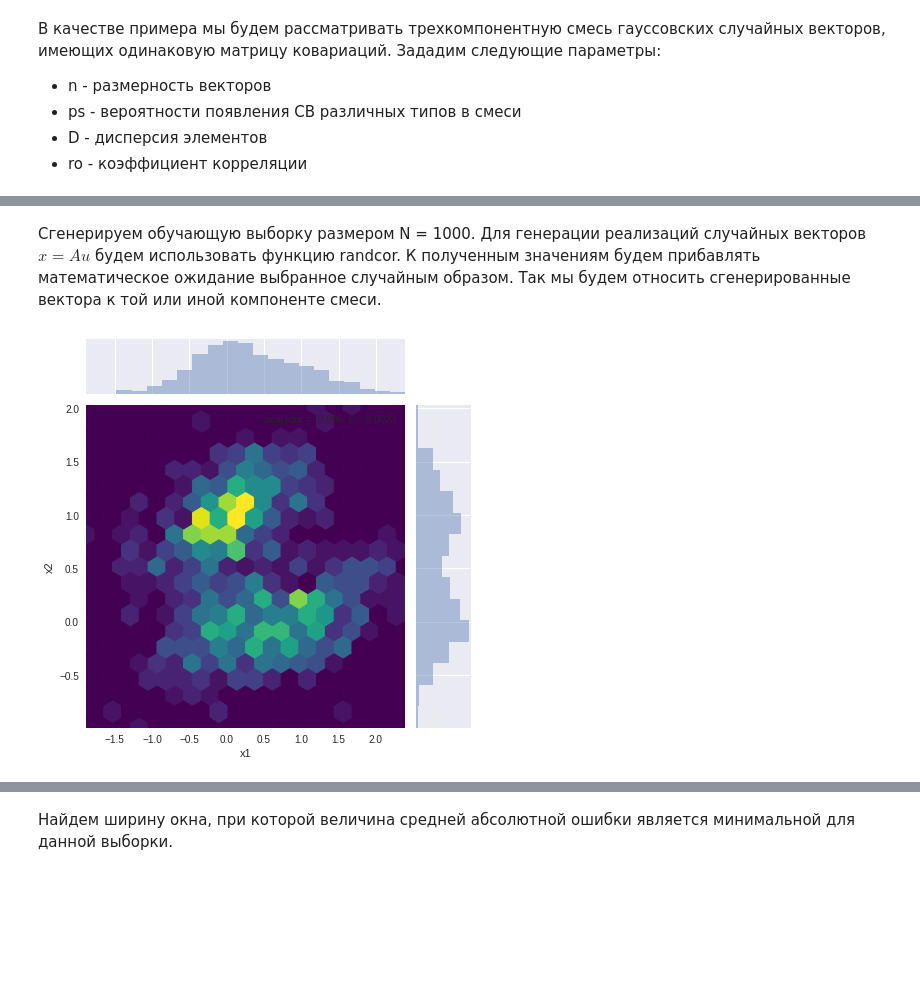
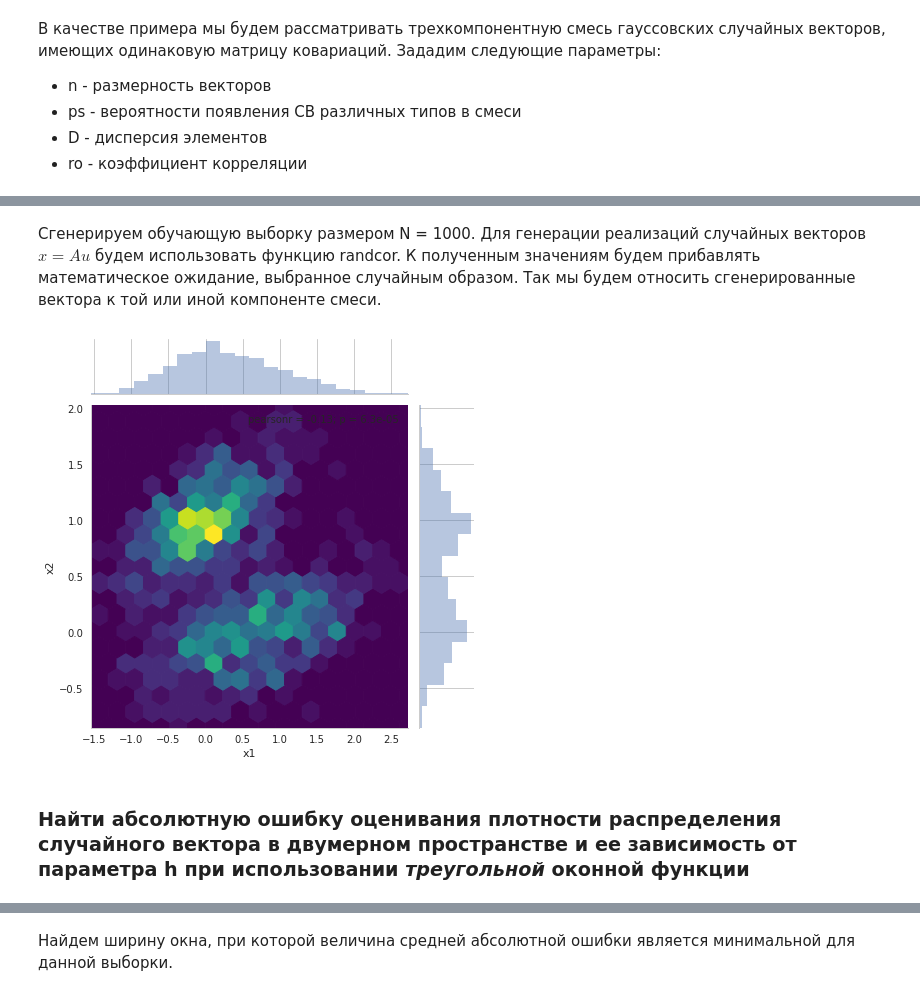
Before and after one commit to mzaharchenko/ml-labs, a Jupyter notebook: lab5.ipynb, the cells around one changed output, grey strips where cells are left out. Drawn from its saved outputs; the diff is of its cells as text; code cells hidden in the pictures; blank space fills up the shorter version.

```diff
--- a/lab5.ipynb
+++ b/lab5.ipynb
@@ -45,0 +96,3 @@ def gauss_diag_kernel(x,train,h):
+# %%
+p_ = parzen_window(x0,sample,h,'custom')
+error = score(p,p_,scoring='mse')
@@ -45,0 +111,15 @@ def gauss_diag_kernel(x,train,h):
+# %%
+r = 0.5
+N = [100,1000,10000]
+kernels = ['gauss_diag','rect','tri']
+x0 = np.arange(-3,3.05,0.05)
+p = np.exp(-x0**2/2)/np.sqrt(2*np.pi)
+# %%
+errors = np.zeros([len(N),len(kernels)])
+for i, n in enumerate(N):
+    sample = np.matrix(np.random.randn(n))
+    for j, kernel in enumerate(kernels):
+        h_N = n**(-r)
+        p_ = parzen_window(x0,sample,h_N,kernel)
+        error = score(p,p_,scoring='mse')
+        errors[i,j] = error
@@ -94,22 +194,27 @@ plt.title('Линии постоянного уровня плотности р
 # %% [markdown]
-Сгенерируем обучающую выборку размером N = 1000. Для генерации реализаций случайных векторов $x = Au$  будем использовать функцию randcor. К полученным значениям будем прибавлять математическое ожидание выбранное случайным образом. Так мы будем относить сгенерированные вектора к той или иной компоненте смеси.
+Сгенерируем обучающую выборку размером N = 1000. Для генерации реализаций случайных векторов $x = Au$  будем использовать функцию randcor. К полученным значениям будем прибавлять математическое ожидание, выбранное случайным образом. Так мы будем относить сгенерированные вектора к той или иной компоненте смеси.
 # %%
 N = 1000
-XN = np.zeros([n,N])
-for i in range(N):
-    u = np.random.uniform()
-    if u<ps[0]:
-        t = 0
-    elif u<ps[0]+ps[1]:
-        t = 1
-    else:
-        t = 2
-    XN[:,i] =(randncor(n,1,C) + m[t].reshape(-1,1)).T
+def generate_sample(n,N,ps):
+    XN = np.zeros([n,N])
+    for i in range(N):
+        u = np.random.uniform()
+        if u<ps[0]:
+            t = 0
+        elif u<ps[0]+ps[1]:
+            t = 1
+        else:
+            t = 2
+        XN[:,i] =(randncor(n,1,C) + m[t].reshape(-1,1)).T
+    return XN
 # %%
+XN = generate_sample(n,N,ps)
 ax = sns.jointplot(x=XN[0,:], y=XN[1,:], kind='hex',cmap = 'viridis',);
 ax.set_axis_labels('x1','x2');
 # %% [output]
-[figure, old version]
+[figure, new version]
+# %% [markdown]
+### Найти абсолютную ошибку оценивания плотности распределения случайного вектора в двумерном пространстве и ее зависимость от параметра h при использовании _треугольной_ оконной функции
 # %%
 h_N = np.arange(0.01,1.01,0.01)
 errors = []
```
Also changed, not shown: parts of 50 cells of this notebook, 5 other files.
